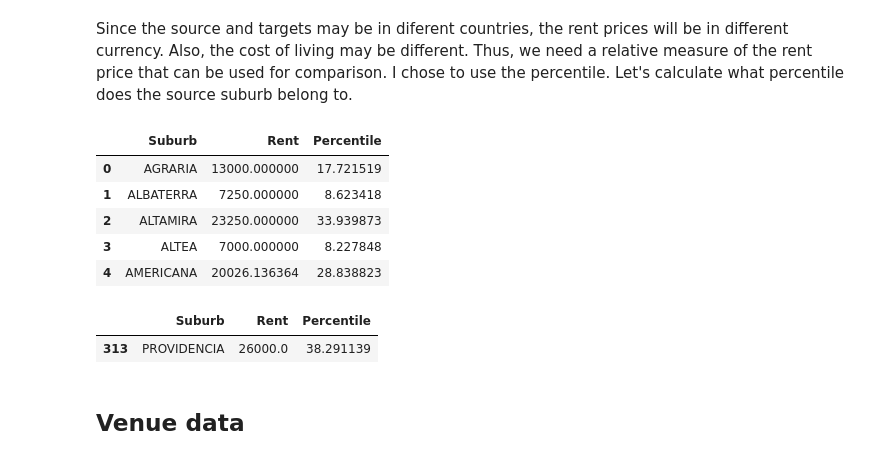
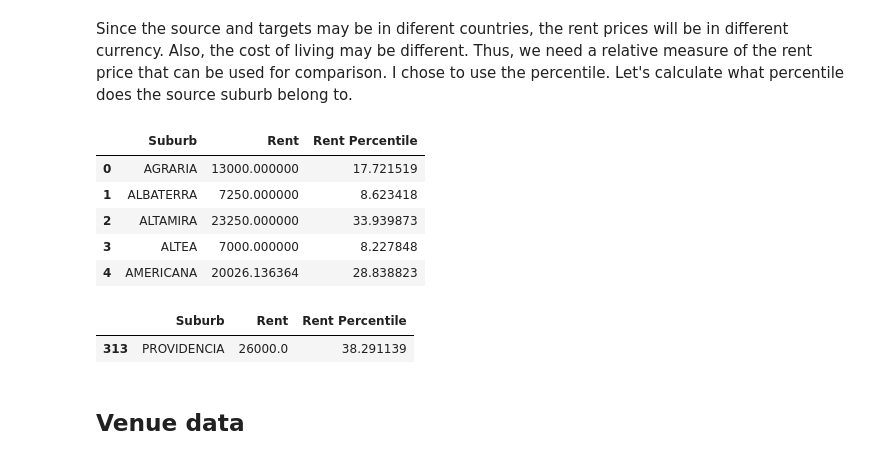
Before and after one commit to Rigaro/Coursera_Capstone, a Jupyter notebook: Where To Move/Where2Move.ipynb, the cells around one changed output. Cells and saved outputs as stored; diff of their text form; code cells hidden in the pictures.

```diff
--- a/Where To Move/Where2Move.ipynb
+++ b/Where To Move/Where2Move.ipynb
@@ -124,10 +128,10 @@ def calc_percentile(max_value, min_value, value):
     return 100*((value - min_value)/(max_value-min_value))
 # %%
 # Create a percentile column for the source dataframe
-source_rent_df['Percentile'] = calc_percentile(source_rent_df.max()['Rent'], source_rent_df.min()['Rent'], source_rent_df['Rent'])
+source_rent_df['Rent Percentile'] = calc_percentile(source_rent_df.max()['Rent'], source_rent_df.min()['Rent'], source_rent_df['Rent'])
 source_rent_df.head()
 # %% [output]
-|  | Suburb | Rent | Percentile |
+|  | Suburb | Rent | Rent Percentile |
 | 0 | AGRARIA | 13000.000000 | 17.721519 |
 | 1 | ALBATERRA | 7250.000000 | 8.623418 |
 | 2 | ALTAMIRA | 23250.000000 | 33.939873 |
@@ -137,7 +141,7 @@ source_rent_df.head()
 # Get the source median rent price
 source_rent_df[source_rent_df['Suburb']==source_suburb.upper()]
 # %% [output]
-|  | Suburb | Rent | Percentile |
+|  | Suburb | Rent | Rent Percentile |
 | 313 | PROVIDENCIA | 26000.0 | 38.291139 |
 # %% [markdown]
 ## Venue data
```
Also changed, not shown: parts of 82 cells of this notebook, 5 other files.
